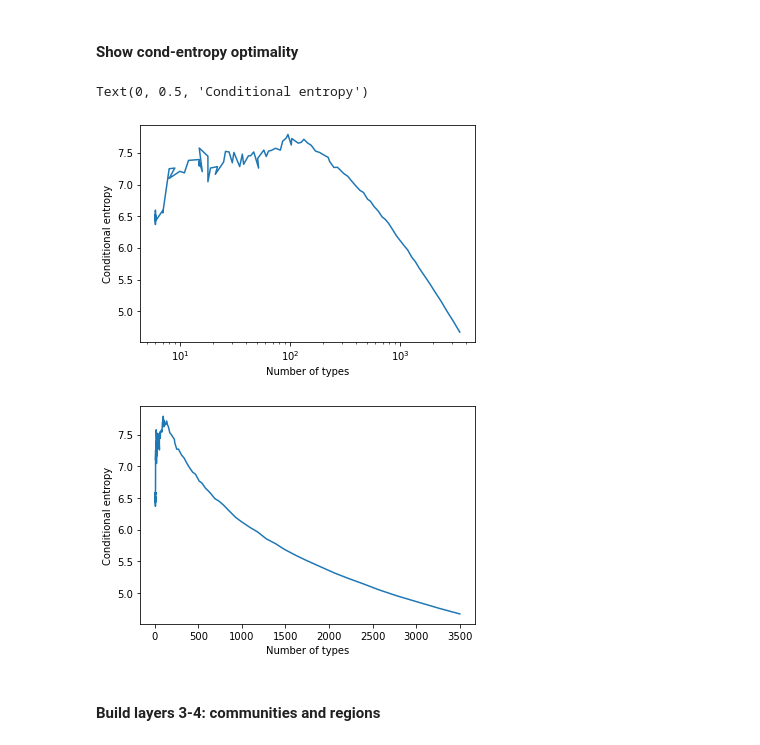
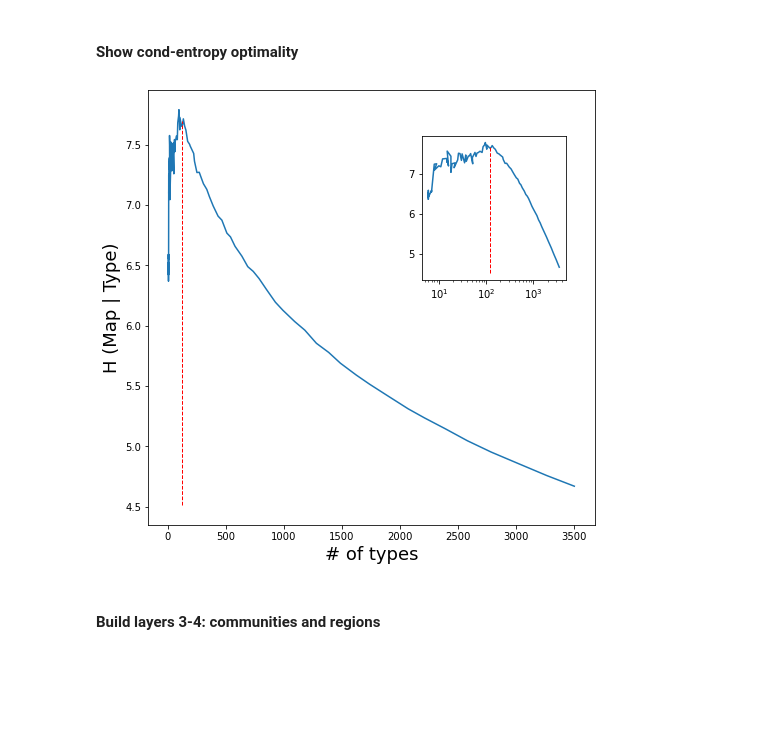
Before and after one commit to wollmanlab/dredFISH, a Jupyter notebook: dredFISH/Analysis/Notebooks/CellsZonesCommunitiesAndRegions_12262021.ipynb, the cells around one changed output. Saved outputs shown, nothing was run; the diff lists cells and outputs as text; code cells hidden in the pictures; blank space fills up the shorter version.

```diff
--- a/dredFISH/Analysis/Notebooks/CellsZonesCommunitiesAndRegions_12262021.ipynb
+++ b/dredFISH/Analysis/Notebooks/CellsZonesCommunitiesAndRegions_12262021.ipynb
@@ -59,17 +59,26 @@ Number of types: 119 initial entropy: 7.779842028718649 number of evals: 16
 # %%
 EntropyCalcsL1 = TMG.Layers[0].calc_entropy_at_different_Leiden_resolutions()
 # %%
-plt.semilogx(EntropyCalcsL1['Ntypes'],EntropyCalcsL1['Entropy'])
-plt.xlabel('Number of types')
-plt.ylabel('Conditional entropy')
-plt.figure()
-plt.plot(EntropyCalcsL1['Ntypes'],EntropyCalcsL1['Entropy'])
-plt.xlabel('Number of types')
-plt.ylabel('Conditional entropy')
+pth='/home/rwollman/MyProjects/MaximallyInformativeBiocartography/FigForSlides/'
+fig= plt.figure(figsize = (8,8))
+ax1 = plt.gca()
+yopt = TMG.cond_entropy[1]
+xopt = TMG.Ntypes[1]
+ax1.plot(EntropyCalcsL1['Ntypes'],EntropyCalcsL1['Entropy'])
+ylm = ax1.get_ylim()
+ax1.plot([xopt,xopt],[ylm[0], yopt],'r--',linewidth=1)
+ax1.set_xlabel('# of types',fontsize=18)
+ax1.set_ylabel('H (Map | Type)',fontsize=18)
+fig = plt.gcf()
+left, bottom, width, height = [0.6, 0.55, 0.25, 0.25]
+ax2 = fig.add_axes([left, bottom, width, height])
+ax2.semilogx(EntropyCalcsL1['Ntypes'],EntropyCalcsL1['Entropy'])
+ylm = ax2.get_ylim()
+ax2.plot([xopt,xopt],[ylm[0], yopt],'r--',linewidth=1)
+
+# fig.savefig(pth + "CondEntL1.png")
 # %% [output]
-Text(0, 0.5, 'Conditional entropy')
-[figure, old version]
+[figure, new version]
-[figure, removed]
 # %% [markdown]
 #### Build layers 3-4: communities and regions
 # %%
```
Also changed, not shown: parts of 3 cells of this notebook, 4 other files.
